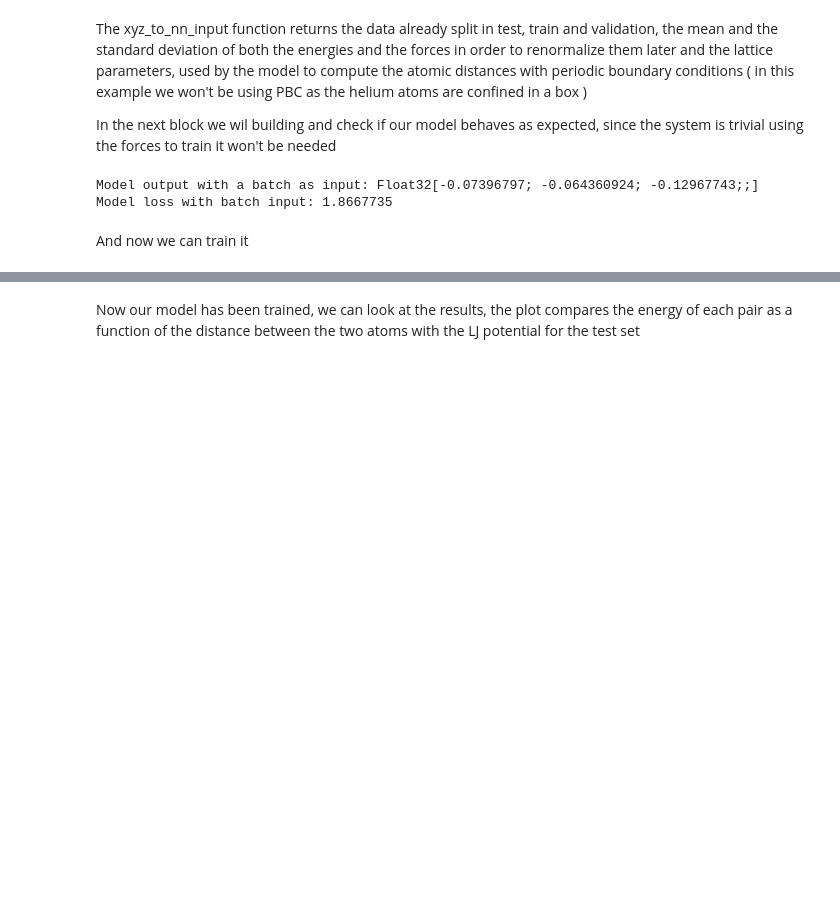
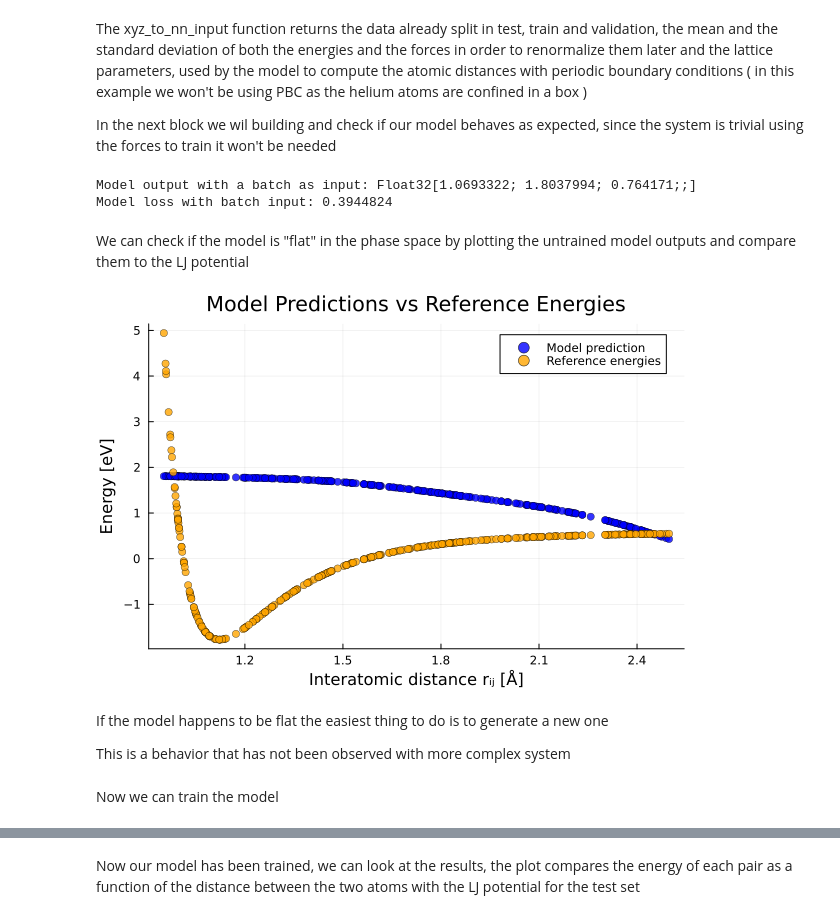
Before and after one commit to GianmarcoBiagi/SymmLearn, a Jupyter notebook: examples/Diatomic Helium Example.ipynb, the cells around one changed output, grey strips where cells are left out. Drawn from its saved outputs; the diff is of its cells as text; code cells hidden in the pictures; blank space fills up the shorter version.

```diff
--- a/examples/Diatomic Helium Example.ipynb
+++ b/examples/Diatomic Helium Example.ipynb
@@ -29,8 +29,11 @@ For each sample the distance between the two Helium atoms was randomly generated
 # %%
 file_path = "helium_LJ_dataset.xyz"
 
-Train, Val, Test_data, energy_mean, energy_std, _, _, unique_species, species_idx, _= xyz_to_nn_input(file_path)
+x_train, y_train, x_val, y_val, x_test, y_test, mean_and_std, unique_species, species_idx, _=
+    xyz_to_nn_input(file_path)
 
+e_mean = mean_and_std[1]
+e_std = mean_and_std[2]
 
 
 println(" Now the data is in the correct format")
@@ -42,27 +45,77 @@ The xyz_to_nn_input function returns the data already split in test, train and v
 In the next block we wil building and check if our model behaves as expected,  since the system is trivial using the forces to train it won't be needed
 # %%
 #define the model using 5 G1 symmetry functions
+#we use depth = 1, a branch with a small number of parameters, enough for this task
 
+n_G1 = 5
+r_cutoff = 3.0f0
 
-model = build_species_models(unique_species, species_idx, 5, 2.5f0)
+model = build_species_models(unique_species, species_idx, N_G1, r_cutoff , depth = 1)
 
 #We can check if the model and the loss work as we expected on a small batch
 
-x_batch = Train[1][1:3, :]
-y_batch = Train[2][1:3]
+x_batch = x_train[1:3, :]
+y_batch = y_train[1:3]
+
+
 
 e = extract_energies(y_batch)
 f = 0f0 # we won't need to train the model using the forces
 
 
-
 println("Model output with a batch as input: ", dispatch(x_batch , model))
 println("Model loss with batch input: ", loss(model, x_batch, e , f))
 # %% [output]
-Model output with a batch as input: Float32[-0.07396797; -0.064360924; -0.12967743;;]
-Model loss with batch input: 1.8667735
+Model output with a batch as input: Float32[1.0693322; 1.8037994; 0.764171;;]
+Model loss with batch input: 0.3944824
+# %% [markdown]
+We can check if the model is "flat" in the phase space by plotting the untrained model outputs and compare them to the LJ potential
+# %%
+# Extract distances
+r_ij = [x_train[i][2].coord[1] for i in 1:size(x_train, 1)]
+
+
+
+# Model predictions
+output = dispatch(x_train, model)
+
+
+
+# Reference energies
+e = extract_energies(y_train)
+
+
+scatter(
+    r_ij, output,
+    label = "Model prediction",
+    xlabel = "Interatomic distance rᵢⱼ [Å]",
+    ylabel = "Energy [eV]",
+    title = "Model Predictions vs Reference Energies",
+    legend = :topright,
+    color = :blue,
+    markerstrokewidth = 0.5,
+    alpha = 0.8,
+    markersize = 4,
+    grid = true,
+)
+
+# Overlay reference energies
+scatter!(
+    r_ij, e,
+    label = "Reference energies",
+    color = :orange,
+    markerstrokewidth = 0.5,
+    alpha = 0.8,
+    markersize = 4,
+)
+# %% [output]
+[figure, added]
+# %% [markdown]
+If the model happens to be flat the easiest thing to do is to generate a new one
+
+This is a behavior that has not been observed with more complex system
 # %% [markdown]
-And now we can train it
+Now we can train the model
 # %%
 #we train the model setting the parameter forces to false
 
```
Also changed, not shown: parts of 2 cells of this notebook, 2 other files.
